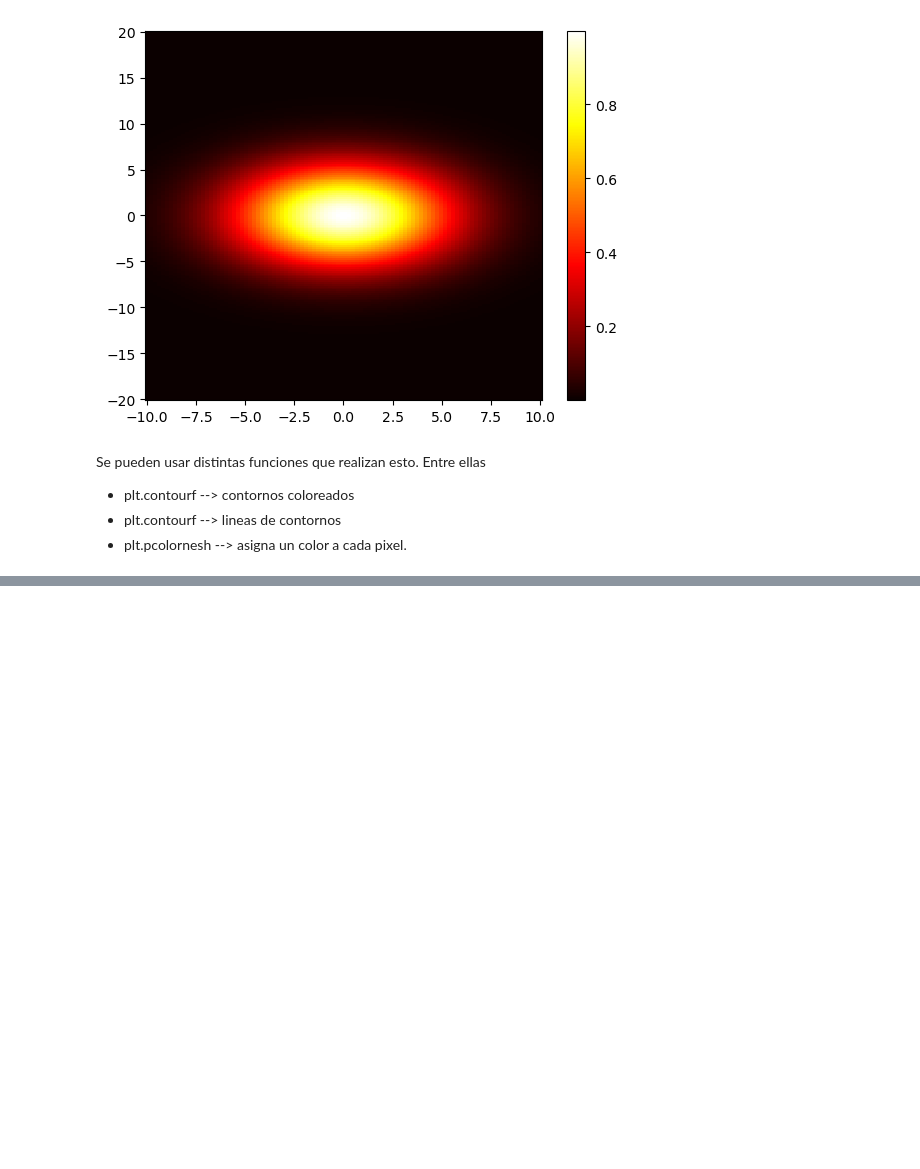
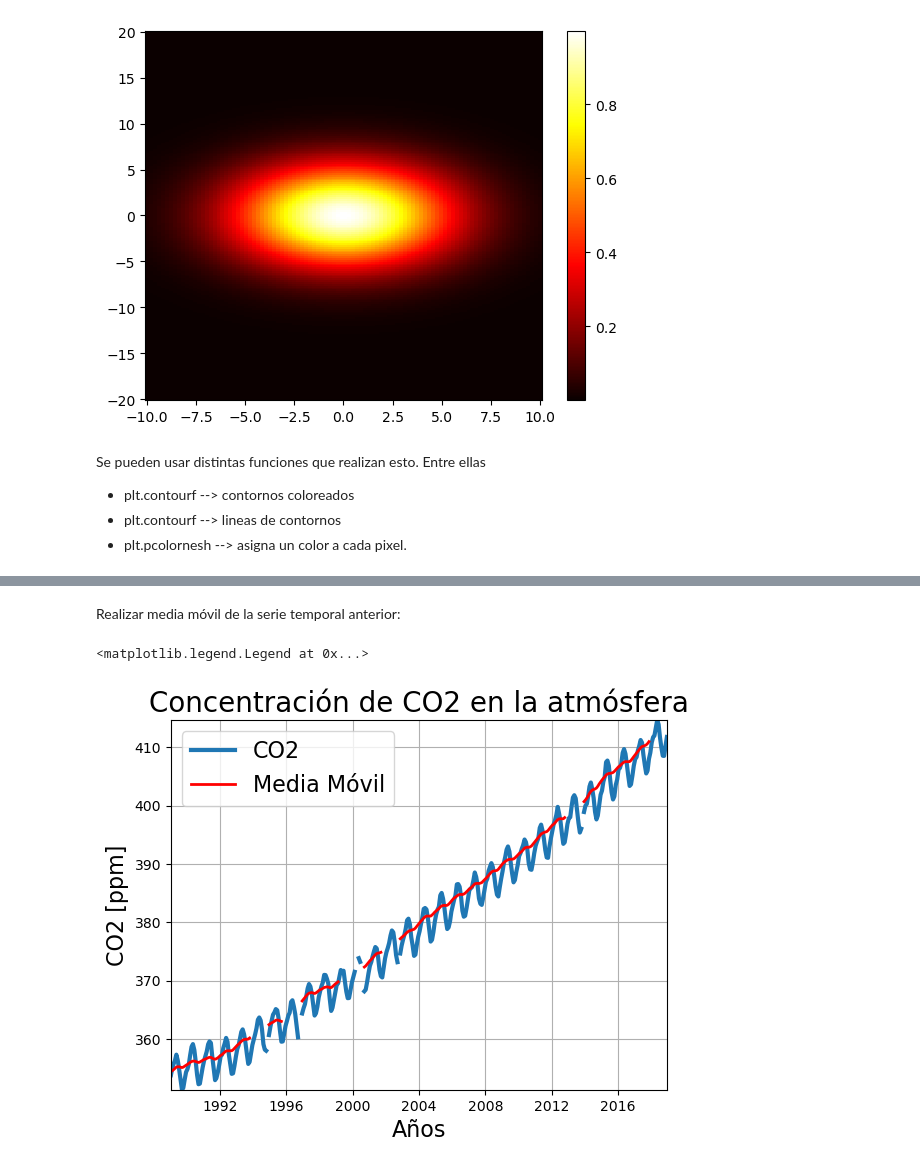
Before and after one commit to Jotacesh/MATLAB-to-Python, a Jupyter notebook: Pyhton Básico.ipynb, the cells around one changed output, grey strips where cells are left out. Cells and saved outputs as stored; diff of their text form; code cells hidden in the pictures; blank space fills up the shorter version.

```diff
--- a/Pyhton Básico.ipynb
+++ b/Pyhton Básico.ipynb
@@ -99,0 +162,19 @@ Se pueden usar distintas funciones que realizan esto. Entre ellas
+# %% [markdown]
+Realizar media móvil de la serie temporal anterior:
+# %%
+m=13 #ancho de la media movil
+serie_filtrada=[]
+for i in np.arange(0,np.size(co2)-m):
+    serie_filtrada.append(np.mean(co2[i:i+m]))
+
+plt.plot(fechas,co2,linewidth=3,label='CO2')
+plt.plot(fechas[0:-m],serie_filtrada,color='r',linewidth=2,label='Media Móvil')
+plt.grid()
+plt.autoscale(tight='True') #axis tight en matlab
+plt.title('Concentración de CO2 en la atmósfera',fontsize=20)
+plt.xlabel('Años',fontsize=16)
+plt.ylabel('CO2 [ppm]',fontsize=16)
+plt.legend(fontsize=16)
+# %% [output]
+<matplotlib.legend.Legend at 0x...>
+[figure, added]
```
Also changed, not shown: parts of 10 cells of this notebook.
